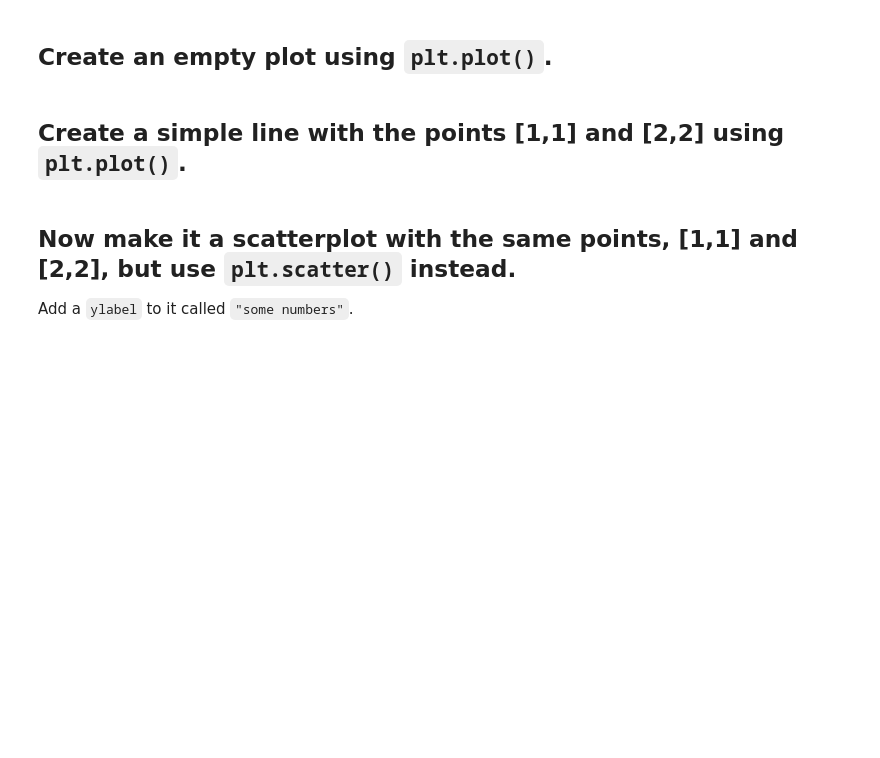
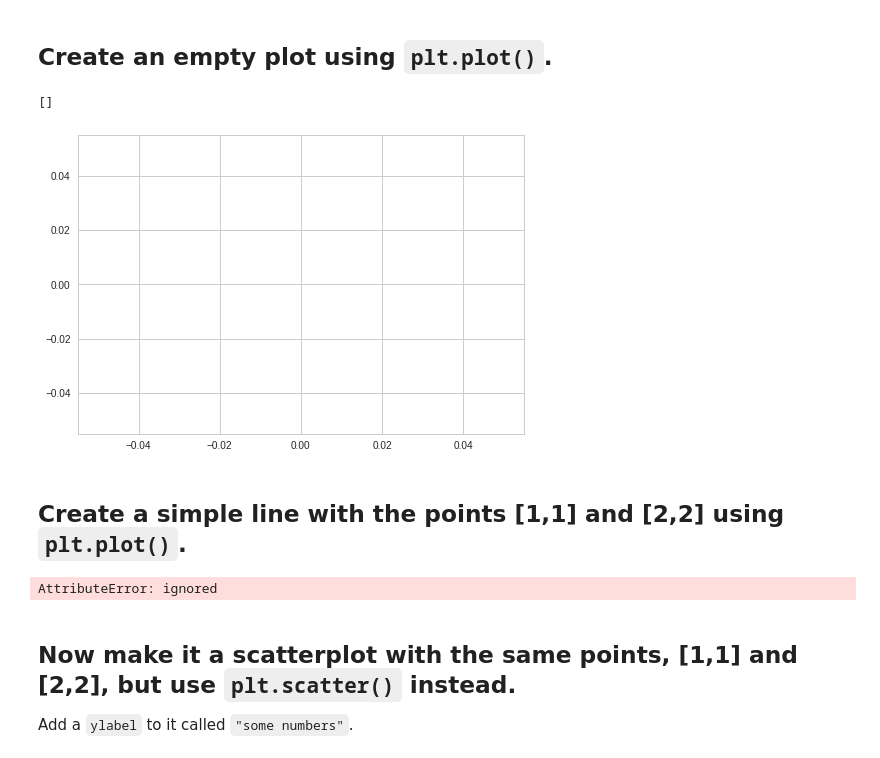
Before and after one commit to bchahine/JavaScript, a Jupyter notebook: 6_1_data_visualization_exercise.ipynb, the cells around one changed output. Cells and saved outputs as stored; diff of their text form; code cells hidden in the pictures; blank space fills up the shorter version.

```diff
--- a/6_1_data_visualization_exercise.ipynb
+++ b/6_1_data_visualization_exercise.ipynb
@@ -34,10 +46,21 @@ If this fails, open up a terminal, type `conda install seaborn`, and restart the
 ## Set `seaborn` to "on" to style your plots
 # %% [markdown]
 Use the command `sns.set()`.
+# %%
+sns.set(style="whitegrid")
 # %% [markdown]
 ## Create an empty plot using `plt.plot()`.
+# %%
+plt.plot()
+# %% [output]
+[]
+[figure, added]
 # %% [markdown]
 ## Create a simple line with the points [1,1] and [2,2] using `plt.plot()`.
+# %%
+sns.plot([1,1],[2,2])
+# %% [output]
+AttributeError: ignored
 # %% [markdown]
 ## Now make it a scatterplot with the same points, [1,1] and [2,2], but use `plt.scatter()` instead.
 Add a `ylabel` to it called `"some numbers"`.
```
Also changed, not shown: parts of 4 cells of this notebook.
